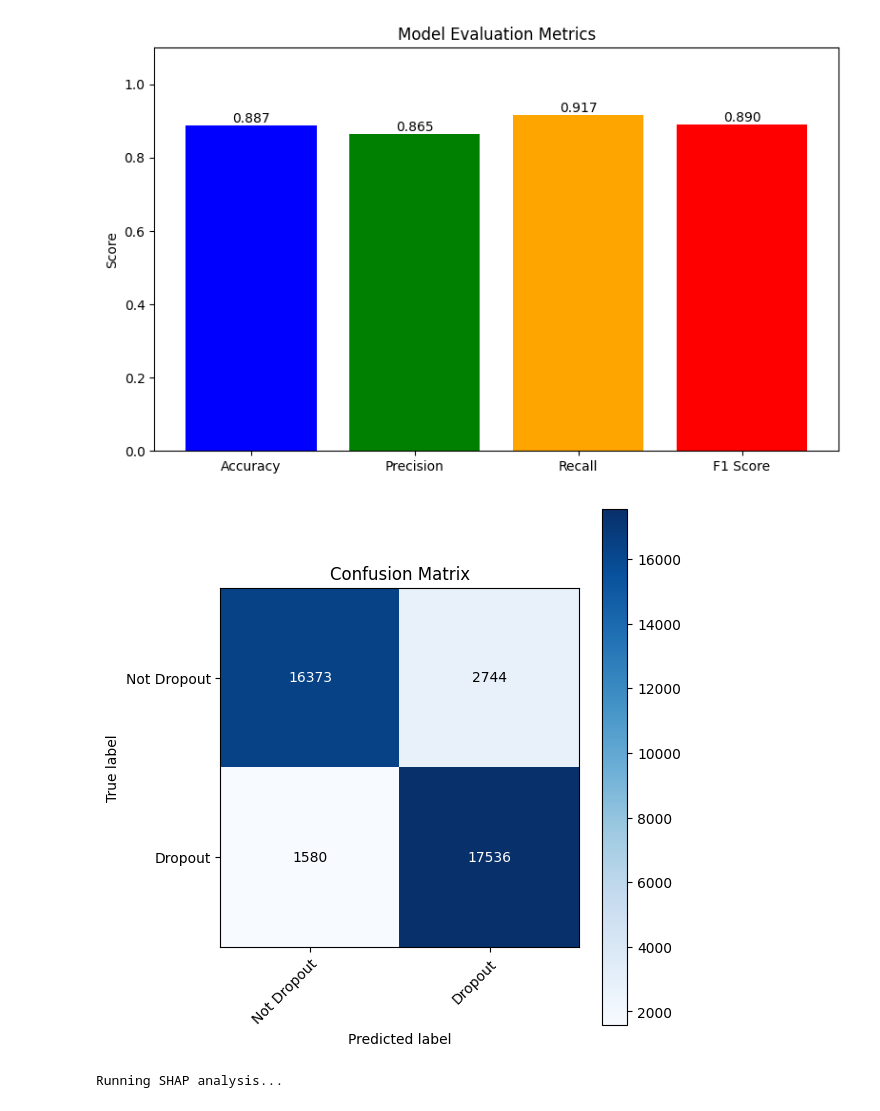
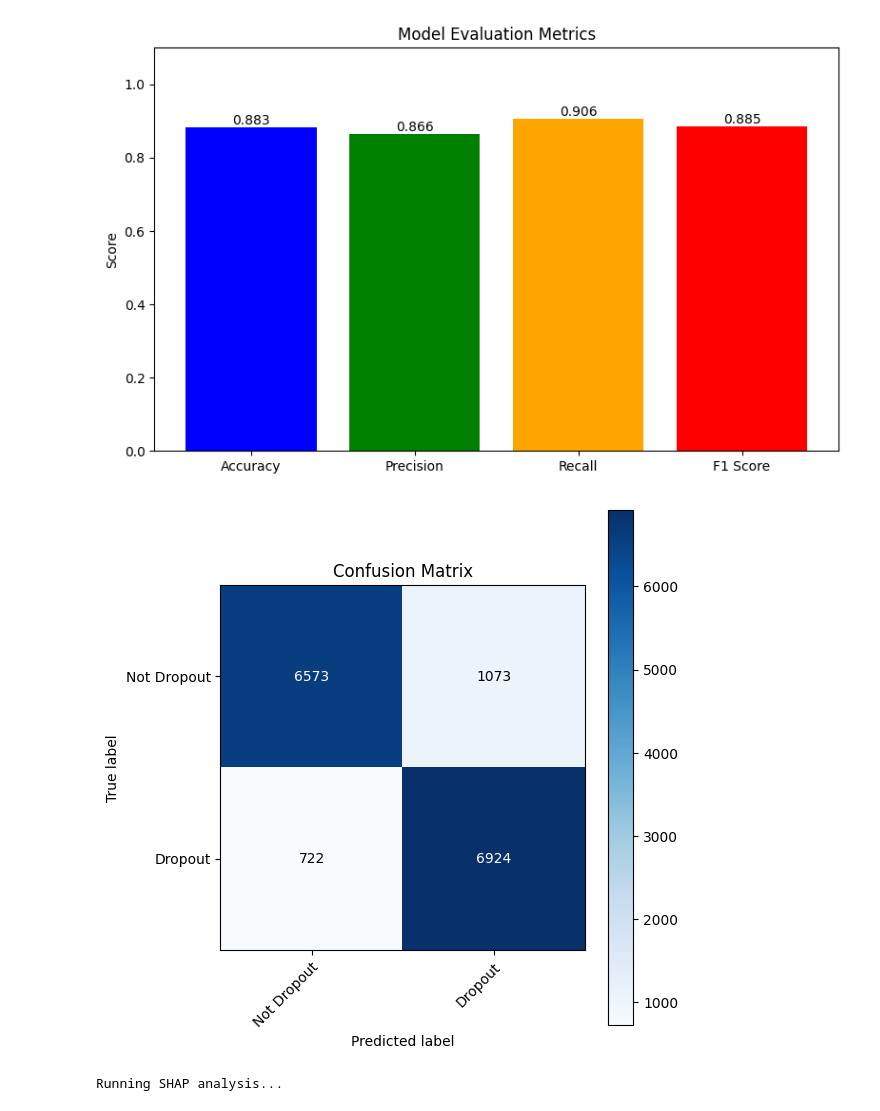
Before and after one commit to aymenchibouti/newversion, a Jupyter notebook: rendom_forest_res_visulization.ipynb, the cells around one changed output. Saved outputs shown, nothing was run; the diff lists cells and outputs as text; code cells hidden in the pictures.

```diff
--- a/rendom_forest_res_visulization.ipynb
+++ b/rendom_forest_res_visulization.ipynb
@@ -66,7 +48,7 @@ from matplotlib.colors import LinearSegmentedColormap
 # -----------------------------
 # Configuration
 # -----------------------------
-file_path = 'model1_210_features.csv'  # Adjust if needed
+file_path = 'model1_210_features_spliting.csv'  # Adjust if needed
 random_state = 42
 test_size = 0.2
 
@@ -356,4 +338,4 @@ F1 Score : 0.8902
 --------------------------------------------------
-[figure, old version]
+[figure, new version]
-[figure, old version]
+[figure, new version]
 Running SHAP analysis...
```
Also changed, not shown: parts of 2 cells of this notebook.
